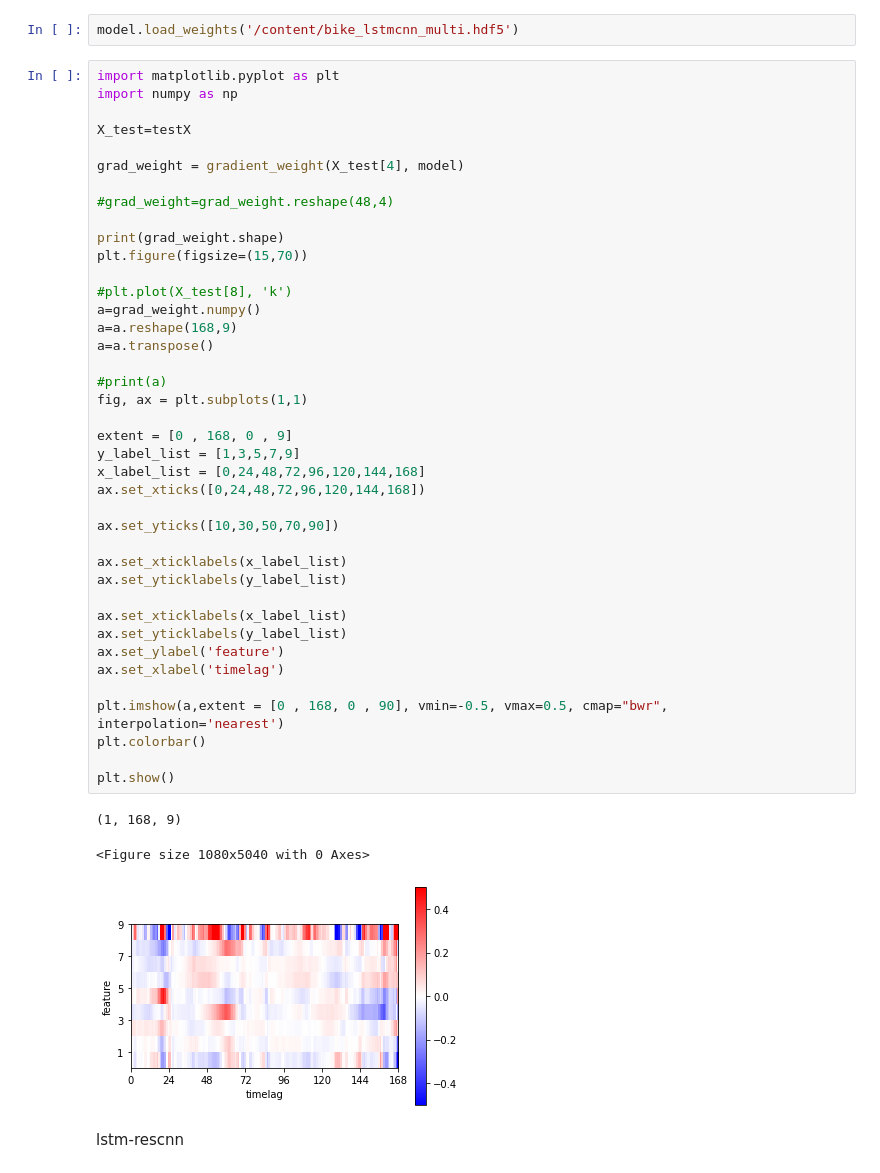
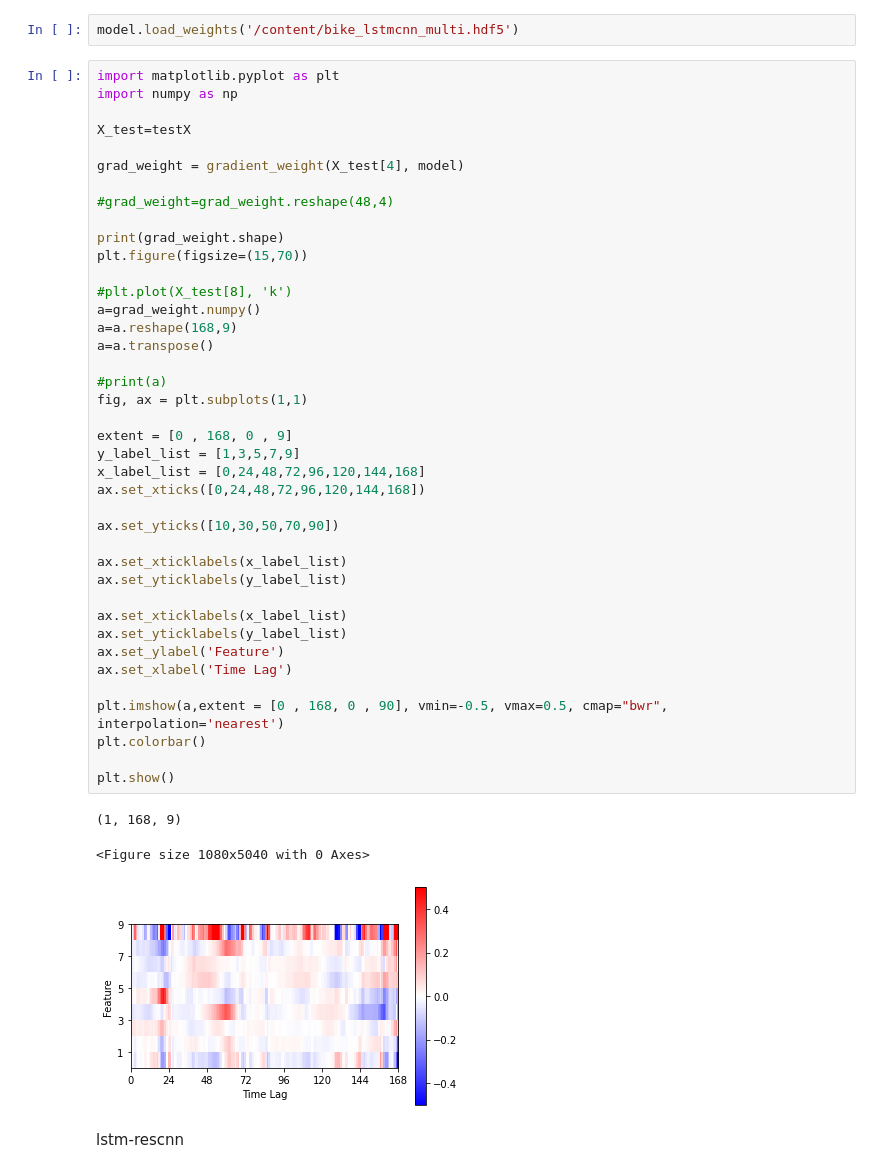
Before and after one commit to ikwak2/hj19_timeseries, a Jupyter notebook: chan/bike feature importance.ipynb, the cells around one changed output. Cells and saved outputs as stored; diff of their text form.

```diff
--- a/chan/bike feature importance.ipynb
+++ b/chan/bike feature importance.ipynb
@@ -408,36 +408,36 @@ print(grad_weight.shape)
 plt.figure(figsize=(15,70))
 
 #plt.plot(X_test[8], 'k')
 a=grad_weight.numpy()
 a=a.reshape(168,9)
 a=a.transpose()
 
 #print(a)
 fig, ax = plt.subplots(1,1)
 
 extent = [0 , 168, 0 , 9]
 y_label_list = [1,3,5,7,9]
 x_label_list = [0,24,48,72,96,120,144,168]
 ax.set_xticks([0,24,48,72,96,120,144,168])
 
 ax.set_yticks([10,30,50,70,90])
 
 ax.set_xticklabels(x_label_list)
 ax.set_yticklabels(y_label_list)
 
 ax.set_xticklabels(x_label_list)
 ax.set_yticklabels(y_label_list)
-ax.set_ylabel('feature')
-ax.set_xlabel('timelag')
+ax.set_ylabel('Feature')
+ax.set_xlabel('Time Lag')
 
 plt.imshow(a,extent = [0 , 168, 0 , 90], vmin=-0.5, vmax=0.5, cmap="bwr", interpolation='nearest')
 plt.colorbar()
 
 plt.show()
 # %% [output]
 (1, 168, 9)
 <Figure size 1080x5040 with 0 Axes>
-[figure, old version]
+[figure, new version]
 # %% [markdown]
 lstm-rescnn
 # %%
```
Also changed, not shown: parts of 4 cells of this notebook, 1 other file.
